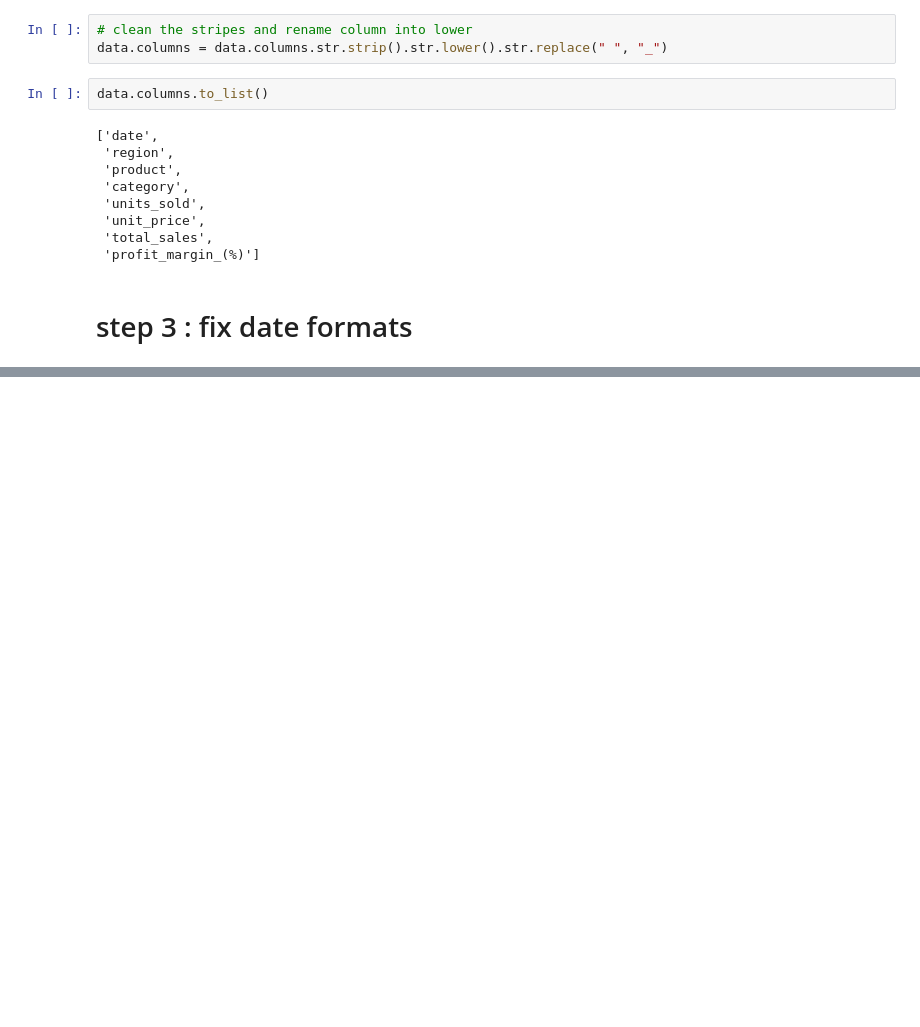
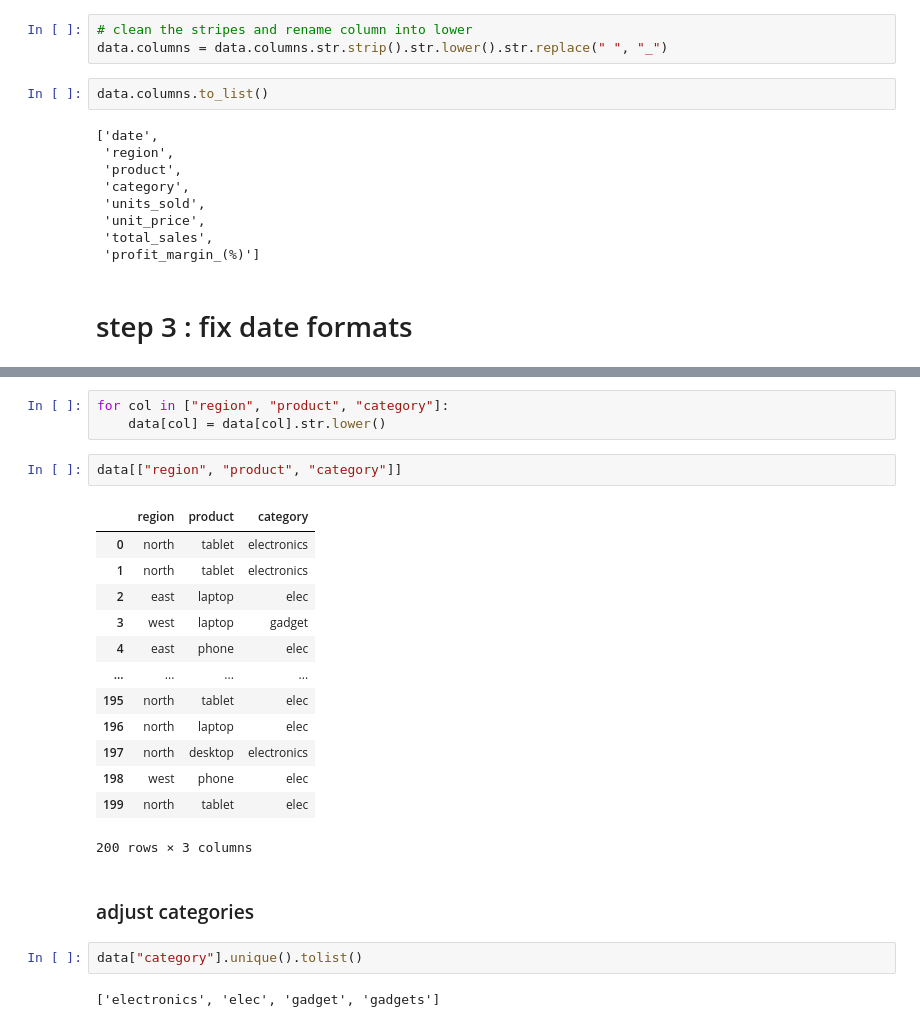
Before and after one commit to amirhjadidi/Data-Cleaning-Framework, a Jupyter notebook: sales/sales_dataset_cleaning.ipynb, the cells around one changed output, grey strips where cells are left out. Drawn from its saved outputs; the diff is of its cells as text; blank space fills up the shorter version.

```diff
--- a/sales/sales_dataset_cleaning.ipynb
+++ b/sales/sales_dataset_cleaning.ipynb
@@ -134,0 +187,25 @@ data.columns.to_list()
+# %%
+for col in ["region", "product", "category"]:
+    data[col] = data[col].str.lower()
+# %%
+data[["region", "product", "category"]]
+# %% [output]
+|  | region | product | category |
+| 0 | north | tablet | electronics |
+| 1 | north | tablet | electronics |
+| 2 | east | laptop | elec |
+| 3 | west | laptop | gadget |
+| 4 | east | phone | elec |
+| ... | ... | ... | ... |
+| 195 | north | tablet | elec |
+| 196 | north | laptop | elec |
+| 197 | north | desktop | electronics |
+| 198 | west | phone | elec |
+| 199 | north | tablet | elec |
+200 rows × 3 columns
+# %% [markdown]
+### adjust categories
+# %%
+data["category"].unique().tolist()
+# %% [output]
+['electronics', 'elec', 'gadget', 'gadgets']
```
Also changed, not shown: parts of 26 cells of this notebook.
